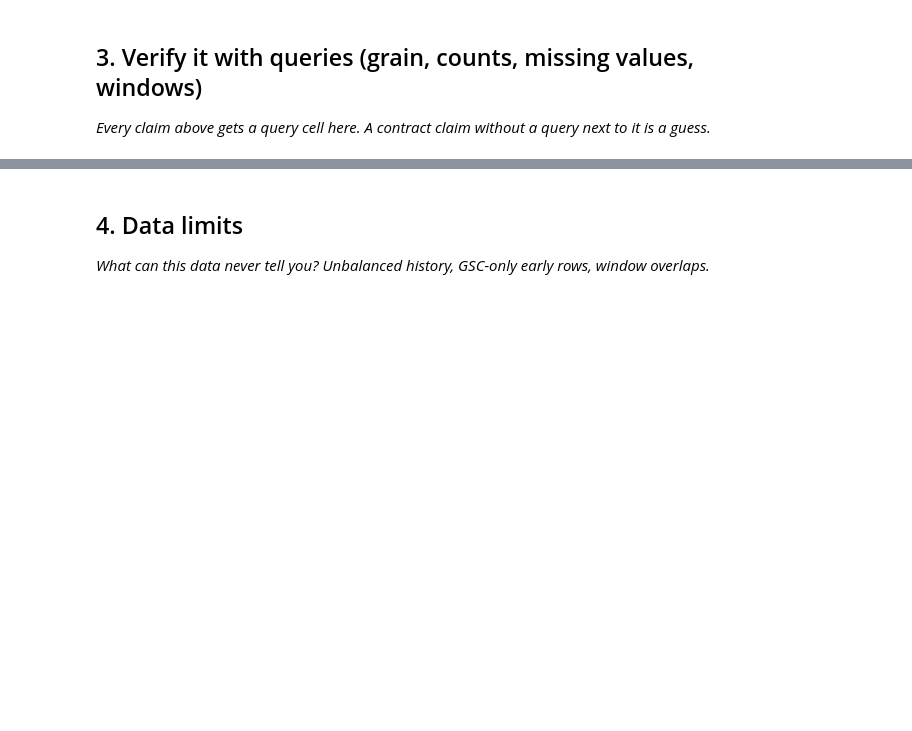
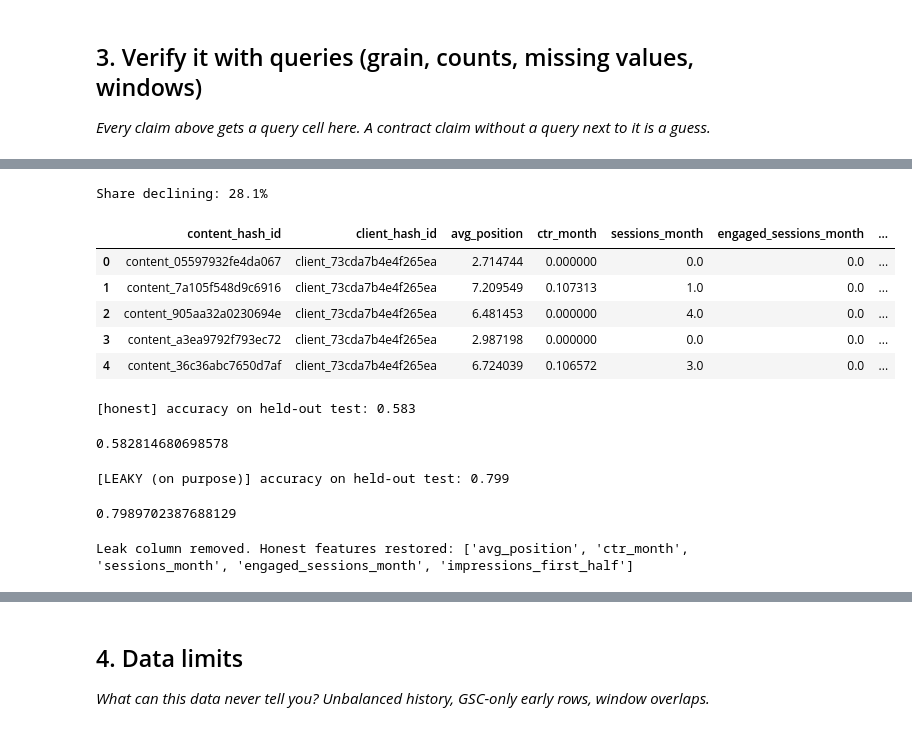
Before and after one commit to aryan-kumar-shrivastav/ml_workspace_clone, a Jupyter notebook: work/notebooks/w03_data_contract.ipynb, the cells around one changed output, grey strips where cells are left out. Saved outputs shown, nothing was run; the diff lists cells and outputs as text; code cells hidden in the pictures; blank space fills up the shorter version.

```diff
--- a/work/notebooks/w03_data_contract.ipynb
+++ b/work/notebooks/w03_data_contract.ipynb
@@ -29,0 +191,63 @@ This skeleton is yours to fill. Work the sections **in order** — each one has
+# %%
+import pandas as pd
+
+# Build the label: declining = second half of March meaningfully lower than first half
+monthly["ctr_month"] = (monthly["clicks_month"] / monthly["impressions_month"].replace(0, pd.NA)) * 100
+monthly["pct_change"] = (
+    (monthly["impressions_second_half"] - monthly["impressions_first_half"])
+    / monthly["impressions_first_half"].replace(0, pd.NA)
+) * 100
+monthly["is_declining_label"] = (monthly["pct_change"] < -20).astype(int)
+
+print(f"Share declining: {monthly['is_declining_label'].mean()*100:.1f}%")
+
+features = monthly[[
+    "content_hash_id", "client_hash_id",
+    "avg_position", "ctr_month", "sessions_month",
+    "engaged_sessions_month", "impressions_first_half",
+    "is_declining_label"
+]].copy()
+
+features.head()
+# %% [output]
+Share declining: 28.1%
+|  | content_hash_id | client_hash_id | avg_position | ctr_month | sessions_month | engaged_sessions_month | ... |
+| 0 | content_05597932fe4da067 | client_73cda7b4e4f265ea | 2.714744 | 0.000000 | 0.0 | 0.0 | ... |
+| 1 | content_7a105f548d9c6916 | client_73cda7b4e4f265ea | 7.209549 | 0.107313 | 1.0 | 0.0 | ... |
+| 2 | content_905aa32a0230694e | client_73cda7b4e4f265ea | 6.481453 | 0.000000 | 4.0 | 0.0 | ... |
+| 3 | content_a3ea9792f793ec72 | client_73cda7b4e4f265ea | 2.987198 | 0.000000 | 0.0 | 0.0 | ... |
+| 4 | content_36c36abc7650d7af | client_73cda7b4e4f265ea | 6.724039 | 0.106572 | 3.0 | 0.0 | ... |
+# %%
+from sklearn.tree import DecisionTreeClassifier
+from sklearn.model_selection import train_test_split
+
+def quick_score(feature_cols, label="honest"):
+    X = features[feature_cols].fillna(0)
+    y = features["is_declining_label"]
+    X_train, X_test, y_train, y_test = train_test_split(X, y, test_size=0.3, random_state=42, stratify=y)
+    clf = DecisionTreeClassifier(max_depth=4, class_weight="balanced", random_state=42)
+    clf.fit(X_train, y_train)
+    score = clf.score(X_test, y_test)
+    print(f"[{label}] accuracy on held-out test: {score:.3f}")
+    return score
+
+# HONEST version — only the 5 legitimate features
+honest_cols = ["avg_position", "ctr_month", "sessions_month", "engaged_sessions_month", "impressions_first_half"]
+quick_score(honest_cols, label="honest")
+# %% [output]
+[honest] accuracy on held-out test: 0.583
+0.582814680698578
+# %%
+# THE TRAP — add impressions_second_half, which is literally half the label's own definition
+features["impressions_second_half"] = monthly["impressions_second_half"]
+leaky_cols = honest_cols + ["impressions_second_half"]
+quick_score(leaky_cols, label="LEAKY (on purpose)")
+# %% [output]
+[LEAKY (on purpose)] accuracy on held-out test: 0.799
+0.7989702387688129
+# %%
+# DELETE the leak, keep the honest number
+features = features.drop(columns=["impressions_second_half"])
+print("Leak column removed. Honest features restored:", honest_cols)
+# %% [output]
+Leak column removed. Honest features restored: ['avg_position', 'ctr_month', 'sessions_month', 'engaged_sessions_month', 'impressions_first_half']
```
Also changed, not shown: parts of 14 cells of this notebook.
